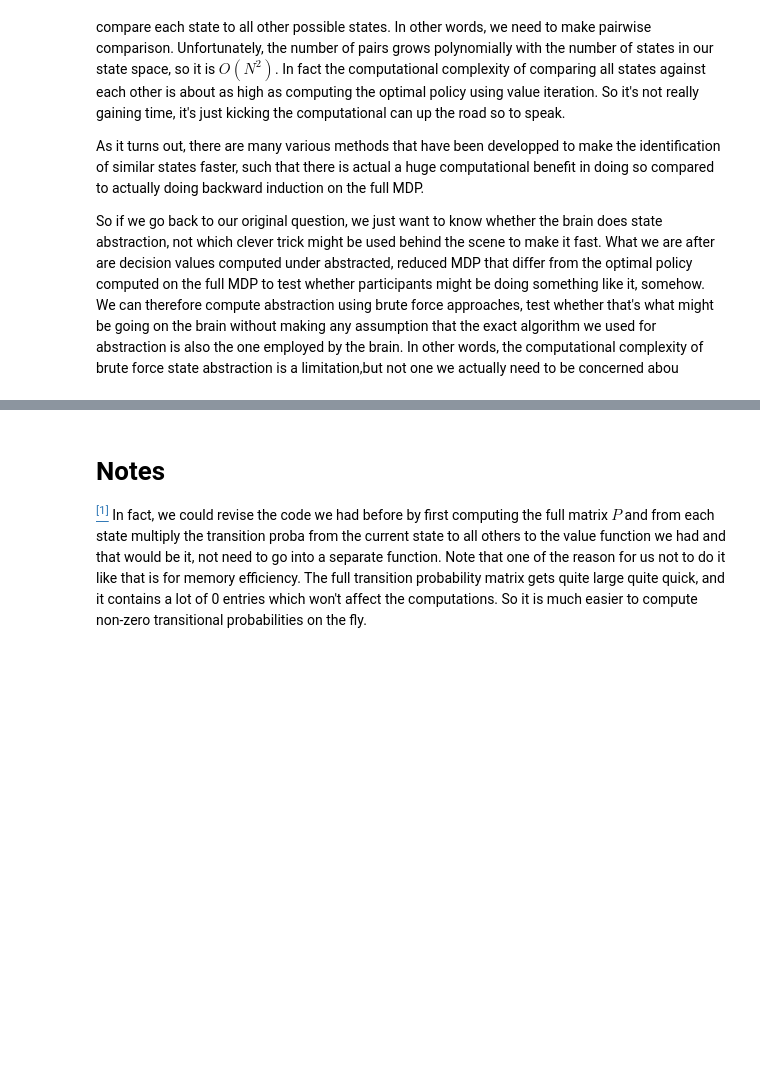
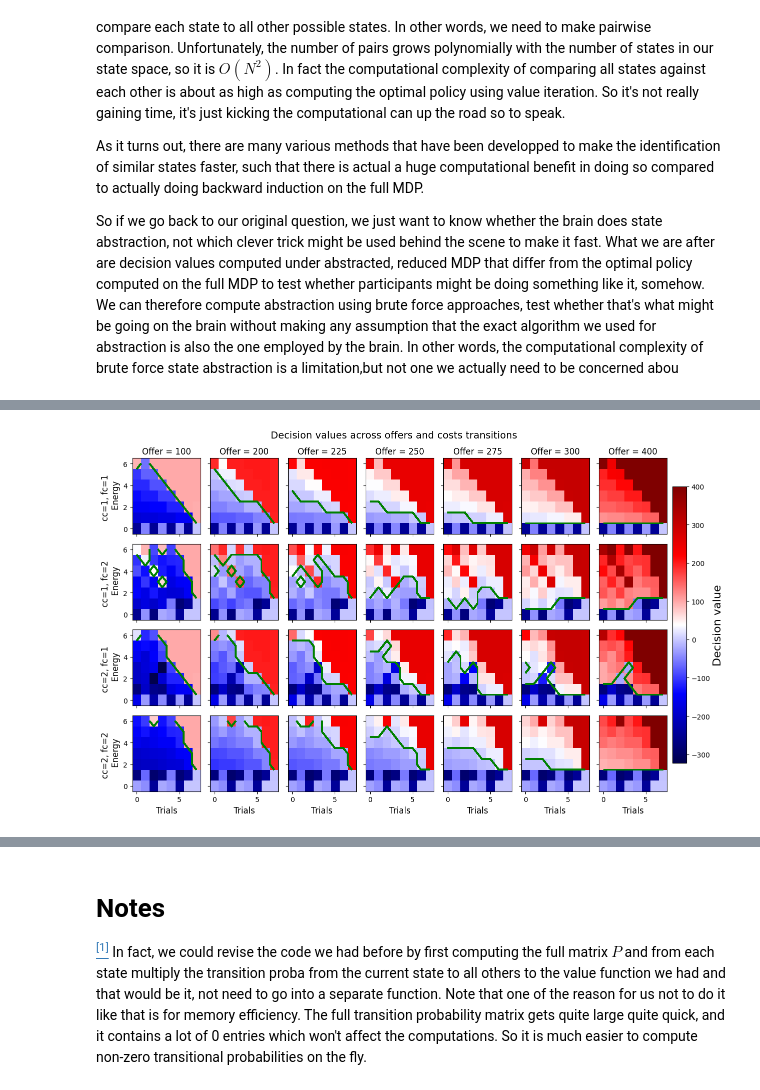
Before and after one commit to AlexLepauvre/state-abstraction, a Jupyter notebook: state_abstraction.ipynb, the cells around one changed output, grey strips where cells are left out. Drawn from its saved outputs; the diff is of its cells as text; code cells hidden in the pictures; blank space fills up the shorter version.

Commit message:
Add notebook explaining state equivalence

```diff
--- a/state_abstraction.ipynb
+++ b/state_abstraction.ipynb
@@ -386,14 +233,14 @@ for i in range(states_equivalence.shape[0]):
     if idx_to_state[i] in list(itertools.chain.from_iterable(states_cluster)):
         continue
     cluster = [idx_to_state[idx] for idx in np.where(np.squeeze(states_equivalence[i, :]) == 1)[0]]
-    if len([idx_to_state[idx] for idx in np.where(np.squeeze(states_equivalence[i, :]) == 1)[0]]) > 1:
-        states_cluster.append([idx_to_state[idx] for idx in np.where(np.squeeze(states_equivalence[i, :]) == 1)[0]])
+    states_cluster.append([idx_to_state[idx] for idx in np.where(np.squeeze(states_equivalence[i, :]) == 1)[0]])
 
 # We can now print each cluster:
 for i, cluster in enumerate(states_cluster):
-    print(f"States in cluster {i}: ")
-    for state in cluster:
-        print(f'[e={state[0]}, o={state[1]}, cc={state[2]}, fc={state[3]}, t={state[4]}]')
+    if len(cluster) > 1:
+        print(f"States in cluster {i}: ")
+        for state in cluster:
+            print(f'[e={state[0]}, o={state[1]}, cc={state[2]}, fc={state[3]}, t={state[4]}]')
 # %% [output]
 States in cluster 0:
 [e=0, o=100, cc=1, fc=1, t=1]
@@ -444,0 +413,79 @@ To verify that that is indeed the case, we can compute the decision values from
+# %%
+import numpy as np
+
+def full_state_value(classes, V_reduced=None, Q_reduced=None, S=None):
+    """
+
+    classes: list[list[int]] partition of states.
+    V_reduced: (K,), Q_reduced: (K, A). Either may be None.
+    S: optional total #states. If None, inferred from classes.
+    Returns: (V_full (S,), Q_full (S, A), class_of_state (S,))
+    """
+    if S is None:
+        S = max(i for cls in classes for i in cls) + 1
+
+    class_of_state = np.full(S, -1, dtype=int)
+    for k, idxs in enumerate(classes):
+        class_of_state[np.asarray(idxs, dtype=int)] = k
+
+    if (class_of_state == -1).any():
+        missing = np.flatnonzero(class_of_state == -1)[:10]
+        raise ValueError(f"Some states not in any class, e.g. {missing}…")
+
+    V_full = None if V_reduced is None else np.asarray(V_reduced)[class_of_state]
+    Q_full = None if Q_reduced is None else np.asarray(Q_reduced)[class_of_state, :]
+
+    return V_full, Q_full, class_of_state
+
+
+def reduce_mdp(classes, tp, reward):
+    """
+    Collapse an MDP given exact bisimulation classes.
+    classes: list[list[int]] where each inner list contains original state indices.
+    tp: (S, A, S) transition probs
+    reward: (S, A) rewards
+    Returns: (tp_reduced (K, A, K), reward_reduced (K, A), class_of_state (S,))
+    """
+    S, A, _ = tp.shape
+    K = len(classes)
+
+    # Map each original state -> its class
+    class_of_state = np.empty(S, dtype=int)
+    for k, idxs in enumerate(classes):
+        class_of_state[idxs] = k
+
+    # One-hot class indicator matrix M: (S, K), used to sum probs into classes
+    M = np.zeros((S, K), dtype=float)
+    for k, idxs in enumerate(classes):
+        M[idxs, k] = 1.0
+
+    # Average rewards within each class
+    reward_reduced = np.empty((K, A), dtype=float)
+    for k, idxs in enumerate(classes):
+        reward_reduced[k, :] = reward[idxs, :].mean(axis=0)
+
+    # Average transitions within each class, then pool to classes
+    tp_reduced = np.empty((K, A, K), dtype=float)
+    for k, idxs in enumerate(classes):
+        for a in range(A):
+            # mean over members of class k → distribution over original S
+            avg_row = tp[idxs, a, :].mean(axis=0)          # (S,)
+            # pool S → K
+            tp_reduced[k, a, :] = avg_row @ M              # (K,)
+
+    return tp_reduced, reward_reduced, class_of_state
+
+# Get the index of each state
+classes = [[state_to_idx[state] for state in classe] for classe in states_cluster]
+states_reduced = [state[0] for state in states_cluster]
+tp_reduced, reward_reduced, class_of_states = reduce_mdp(classes, tp, r)
+V_reduced, Q_reduced = backward_induction(states_reduced.copy(), tp_reduced, reward_reduced, tdim=4, energy_dim=0, energy_bonus=2)
+# Re-expand to full:
+V_from_reduced, Q_freom_reduced, class_of_state = full_state_value(classes, V_reduced=V_reduced, Q_reduced=Q_reduced, S=None)
+plot_dv(Q_freom_reduced[:, 1] - Q_freom_reduced[:, 0], C, O, E, T)
+plot_dv(Q_full[:, 1] - Q_full[:, 0], C, O, E, T)
+plt.show()
+print('Difference between Q_full and Q_from_reduced: ')
+print(f'{(Q_full == Q_freom_reduced).all()}')
+# %% [output]
+[figure, added]
```
Also changed, not shown: parts of 15 cells of this notebook, 1 other file.
